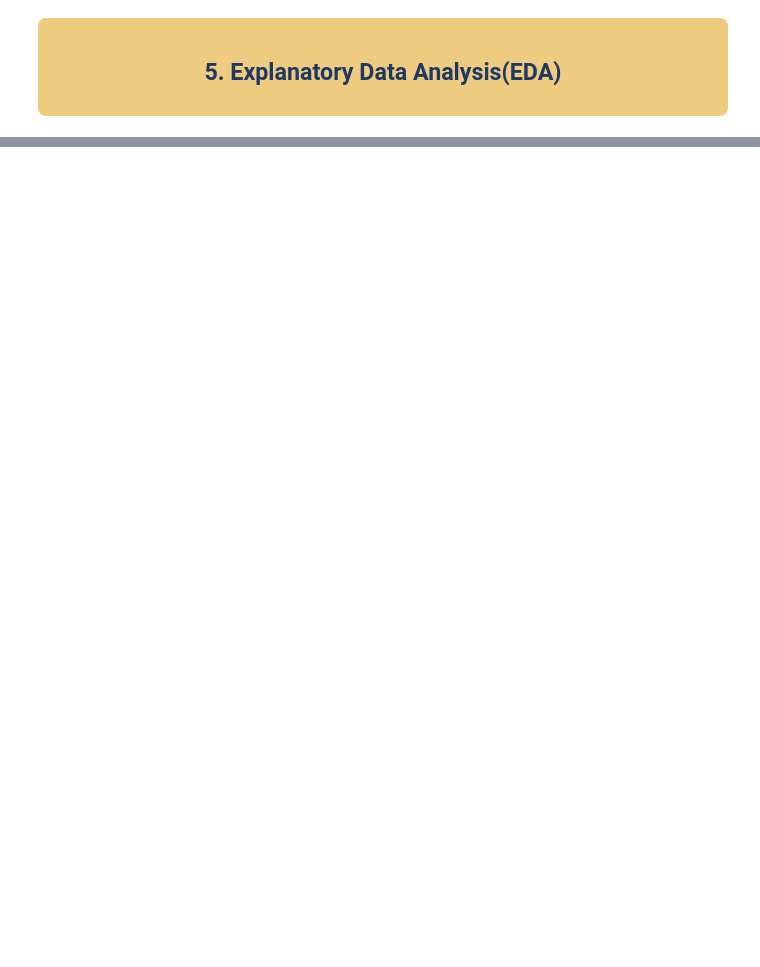
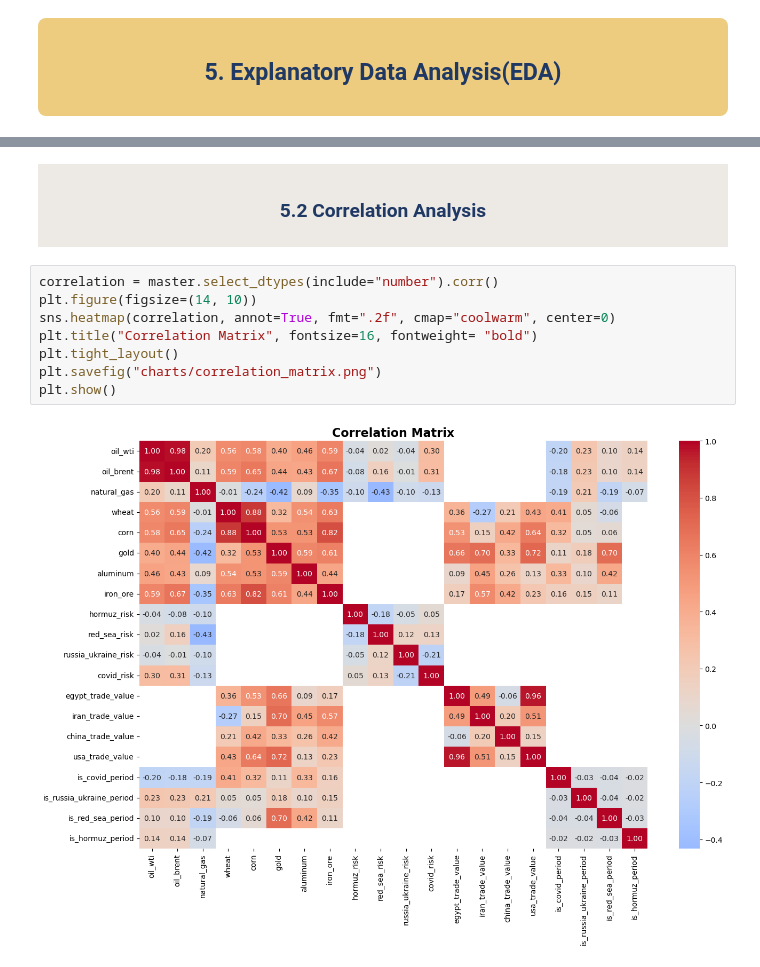
Before and after one commit to abdallahh07/global-trade-disruption-prediction, a Jupyter notebook: research.ipynb, the cells around one changed output, grey strips where cells are left out. Saved outputs shown, nothing was run; the diff lists cells and outputs as text; blank space fills up the shorter version.

```diff
--- a/research.ipynb
+++ b/research.ipynb
@@ -468,0 +511,14 @@ Combined three real-world data sources into a single master dataset, aligned by
+# %% [markdown]
+<div style = background-color:#EDEAE5;padding:10px 15px;border-radius:6px;">
+<h3 style = "color:#1F3864;text-align:center;margin:0">5.2 Correlation Analysis </h3>
+</div>
+# %%
+correlation = master.select_dtypes(include="number").corr()
+plt.figure(figsize=(14, 10))
+sns.heatmap(correlation, annot=True, fmt=".2f", cmap="coolwarm", center=0)
+plt.title("Correlation Matrix", fontsize=16, fontweight= "bold")
+plt.tight_layout()
+plt.savefig("charts/correlation_matrix.png")
+plt.show()
+# %% [output]
+[figure, added]
```
Also changed, not shown: parts of 19 cells of this notebook, 9 other files.
